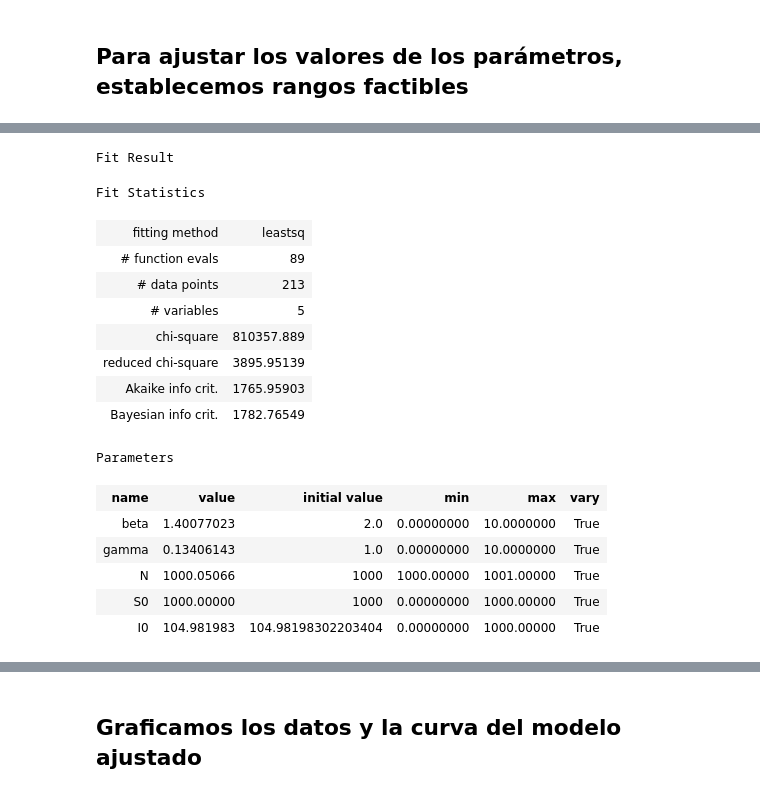
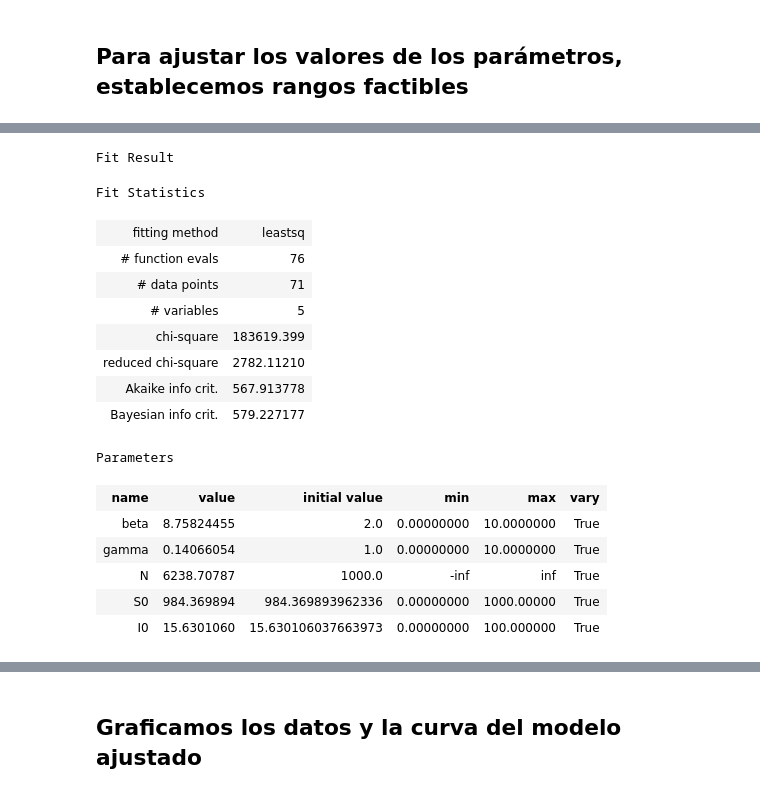
Before and after one commit to leticiaram/Modelacion-Epidemiologica, a Jupyter notebook: 2_Ajuste_Numerico_modelo_SIR.ipynb, the cells around one changed output, grey strips where cells are left out. Cells and saved outputs as stored; diff of their text form; code cells hidden in the pictures.

```diff
--- a/2_Ajuste_Numerico_modelo_SIR.ipynb
+++ b/2_Ajuste_Numerico_modelo_SIR.ipynb
@@ -66,7 +70,7 @@ def g(t,INP,ps):
 def residual(ps,ts,data):
     INP = ps['S0'].value, ps['I0'].value, 0.0
     model = g(ts,INP,ps)
-    return (model-data).ravel()
+    return (model[:,1]-data)
 # %% [markdown]
 # Ejemplo
 # %% [markdown]
@@ -96,3 +102,5 @@ pl.show()
+# %%
+data = data[:,1]
 # %% [markdown]
 ## Los datos son la solución anterior más ruido
 # %%
@@ -115,6 +123,6 @@ pl.show()
 params = Parameters()
 params.add('beta', value=2.0, min=0, max=10)
 params.add('gamma', value=1.0, min=0, max=10)
-params.add('N', value=float(data[0, 1]), min=N, max=N+1)
-params.add('S0', value= float(data[0, 0]), min=0, max=1000)
-params.add('I0', value=float(data[0, 1]), min=0, max=1000)
+params.add('N', value=float(N)) # Lo definimos conocido
+params.add('S0', value= float(N-data[0]), min=0, max=1000)
+params.add('I0', value=float(data[0]), min=0, max=100)
@@ -121,25 +210,23 @@ params.add('I0', value=float(data[0, 1]), min=0, max=1000)
 # %%
 # fit model and find predicted values
 t = np.linspace(0, 10, 100)
 result = minimize(residual, params, args=(t, data), method='leastsq')
-
-final = data + result.residual.reshape(data.shape)
 result
 # %% [output]
 Fit Result
 Fit Statistics
 | fitting method | leastsq |
-| # function evals | 89 |
-| # data points | 213 |
+| # function evals | 76 |
+| # data points | 71 |
 | # variables | 5 |
-| chi-square | 810357.889 |
-| reduced chi-square | 3895.95139 |
-| Akaike info crit. | 1765.95903 |
-| Bayesian info crit. | 1782.76549 |
+| chi-square | 183619.399 |
+| reduced chi-square | 2782.11210 |
+| Akaike info crit. | 567.913778 |
+| Bayesian info crit. | 579.227177 |
 Parameters
 | name | value | initial value | min | max | vary |
-| beta | 1.40077023 | 2.0 | 0.00000000 | 10.0000000 | True |
-| gamma | 0.13406143 | 1.0 | 0.00000000 | 10.0000000 | True |
-| N | 1000.05066 | 1000 | 1000.00000 | 1001.00000 | True |
-| S0 | 1000.00000 | 1000 | 0.00000000 | 1000.00000 | True |
-| I0 | 104.981983 | 104.98198302203404 | 0.00000000 | 1000.00000 | True |
+| beta | 8.75824455 | 2.0 | 0.00000000 | 10.0000000 | True |
+| gamma | 0.14066054 | 1.0 | 0.00000000 | 10.0000000 | True |
+| N | 6238.70787 | 1000.0 | -inf | inf | True |
+| S0 | 984.369894 | 984.369893962336 | 0.00000000 | 1000.00000 | True |
+| I0 | 15.6301060 | 15.630106037663973 | 0.00000000 | 100.000000 | True |
```
Also changed, not shown: parts of 15 cells of this notebook.
